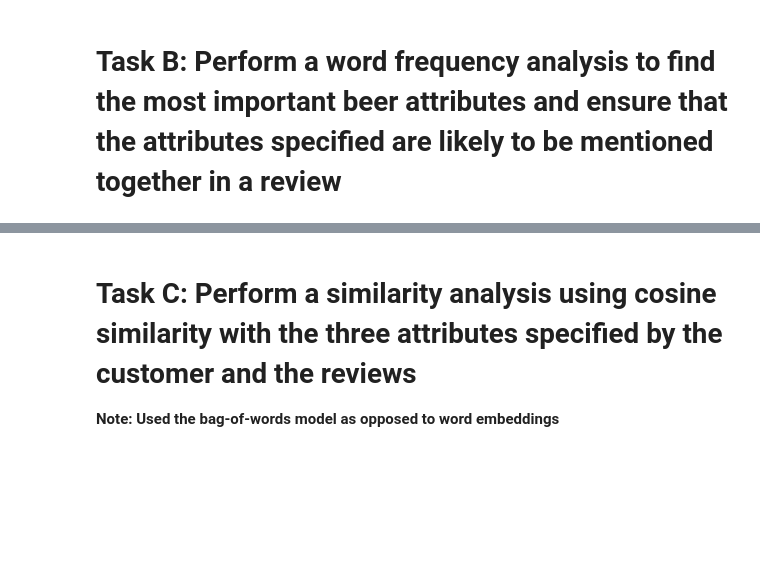
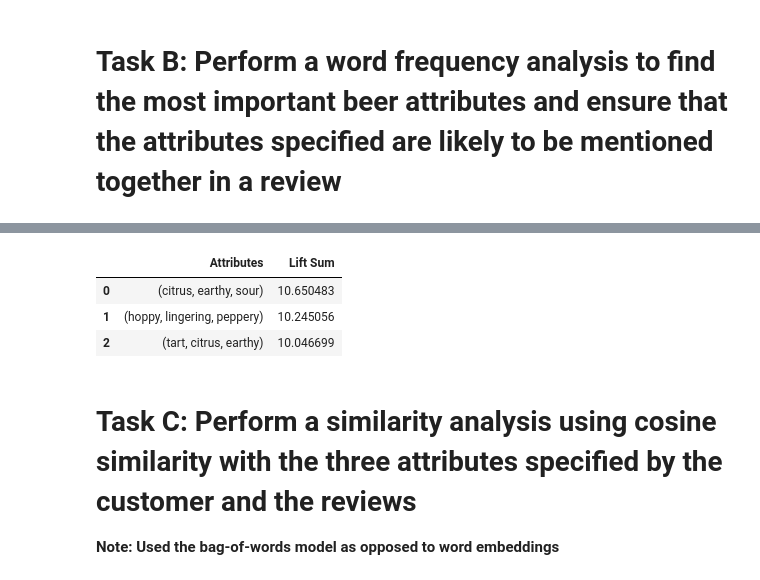
Before and after one commit to CarsonJMullen/Unstructured-Data-Analytics, a Jupyter notebook: Assignment 2/Crowdsourced Recommender System.ipynb, the cells around one changed output, grey strips where cells are left out. Drawn from its saved outputs; the diff is of its cells as text; code cells hidden in the pictures; blank space fills up the shorter version.

```diff
--- a/Assignment 2/Crowdsourced Recommender System.ipynb
+++ b/Assignment 2/Crowdsourced Recommender System.ipynb
@@ -321,13 +321,14 @@ attributes = [
     'aggressive', 'balanced', 'crisp', 'sweet', 'diacetyl', 'estery', 'floral', 'fruity', 'malty',
     'robust', 'light', 'hoppy', 'bitter', 'clove', 'dry', 'earthy', 'herbal', 'nutty', 'piney',
     'spicy', 'tart', 'woody', 'creamy', 'toast', 'smooth', 'oaky',
-    'peppery', 'zesty', 'citrusy', 'pungent', 'sour', 'smoky', 'fragrant', 'lingering',
+    'peppery', 'zesty', 'citrus', 'pungent', 'sour', 'smoky', 'fragrant', 'lingering',
     'thin', 'yeasty', 'burnt', 'rich', 'mellow', 'clean', 'dank',
     'warming',
 ]
 
 attribute_freq = word_freq_df[word_freq_df['Word'].isin(attributes)]
 top_attributes = attribute_freq.sort_values(by='Frequency', ascending=False)
-top_10_attributes = top_attributes[:10]['Word']
-print('Top 10 Attributes Chosen:\n', top_10_attributes)
+top_25_attributes = top_attributes[:25]['Word']
+top_25_attributes_list = top_25_attributes.str.lower().tolist()
+print('Top 25 Attributes Chosen:\n', top_25_attributes)
 # %% [output]
@@ -351,7 +359,7 @@ from collections import defaultdict
 pd.set_option('display.max_rows', None)
 
 # Top 3 attributes
-input_attributes = attributes
+input_attributes = top_25_attributes_list
 
 def clean_text(text):
     text = re.sub(r'\W+', ' ', text.lower())  # Remove punctuation and convert to lowercase
@@ -464,5 +472,5 @@ def main(df, top_10_brands_list, window=50):
 # Execute the main function and capture the lift matrix and lift DataFrame
 lift_matrix, lift_df = main(df, input_attributes, window=5000)
 
-# Display the lift matrix as a DataFrame
-lift_matrix
+#Filter the matrix to include only high associations
+filtered_lift_df = lift_df[(lift_df['Lift'] > 2) & (lift_df['Lift'] <= 4)]
@@ -488,3 +477,39 @@ lift_matrix
+# %%
+#Function to select three attributes that have the highest lifts among all trio combinations
+def find_top_trios(filtered_lift_df, top_n=1):
+
+    trio_lift_sums = defaultdict(float)
+
+    # Create a set of all unique attributes involved in the filtered lift pairs
+    unique_attributes = set(filtered_lift_df['Attribute 1']).union(set(filtered_lift_df['Attribute 2']))
+
+    # Generate all possible combinations of three attributes
+    for trio in combinations(unique_attributes, 3):
+        a1, a2, a3 = sorted(trio)
+
+        # Get the lift values for each pair in the trio
+        lift_a1_a2 = filtered_lift_df[(filtered_lift_df['Attribute 1'] == a1) & (filtered_lift_df['Attribute 2'] == a2)]['Lift']
+        lift_a1_a3 = filtered_lift_df[(filtered_lift_df['Attribute 1'] == a1) & (filtered_lift_df['Attribute 2'] == a3)]['Lift']
+        lift_a2_a3 = filtered_lift_df[(filtered_lift_df['Attribute 1'] == a2) & (filtered_lift_df['Attribute 2'] == a3)]['Lift']
+
+        # Calculate the sum
+        if not lift_a1_a2.empty and not lift_a1_a3.empty and not lift_a2_a3.empty:
+            trio_lift_sums[trio] = lift_a1_a2.values[0] + lift_a1_a3.values[0] + lift_a2_a3.values[0]
+
+    # Sort the trios
+    sorted_trios = sorted(trio_lift_sums.items(), key=lambda x: x[1], reverse=True)[:top_n]
+    top_trios = [{'Attributes': triad, 'Lift Sum': lift_sum} for triad, lift_sum in sorted_trios]
+
+    return pd.DataFrame(top_trios)
+
+# Display the top 3 trios
+top_three_trios = find_top_trios(filtered_lift_df, top_n=3)
+top_three_trios
+# %% [output]
+|  | Attributes | Lift Sum |
+| 0 | (citrus, earthy, sour) | 10.650483 |
+| 1 | (hoppy, lingering, peppery) | 10.245056 |
+| 2 | (tart, citrus, earthy) | 10.046699 |
 # %% [markdown]
 # Task C: Perform a similarity analysis using cosine similarity with the three attributes specified by the customer and the reviews
 
```
Also changed, not shown: parts of 6 cells of this notebook.
